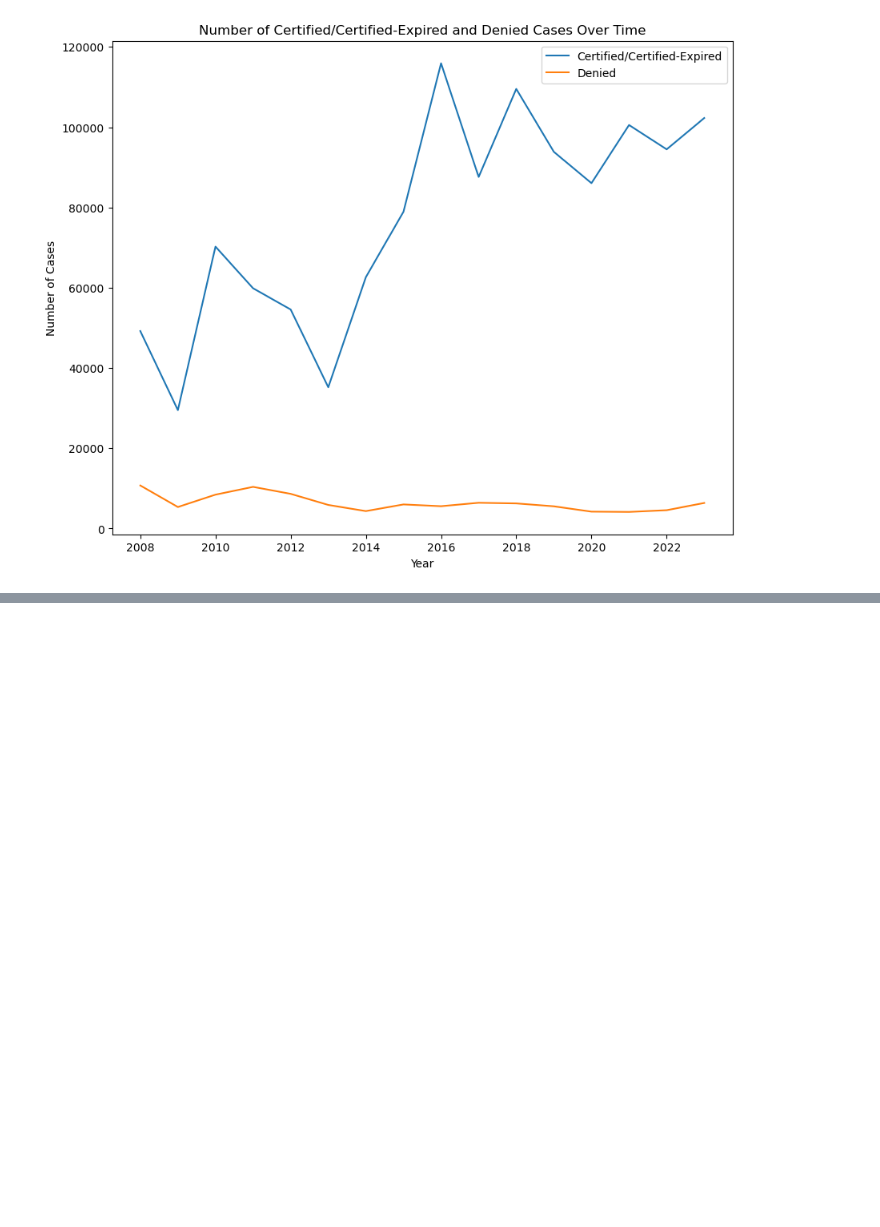
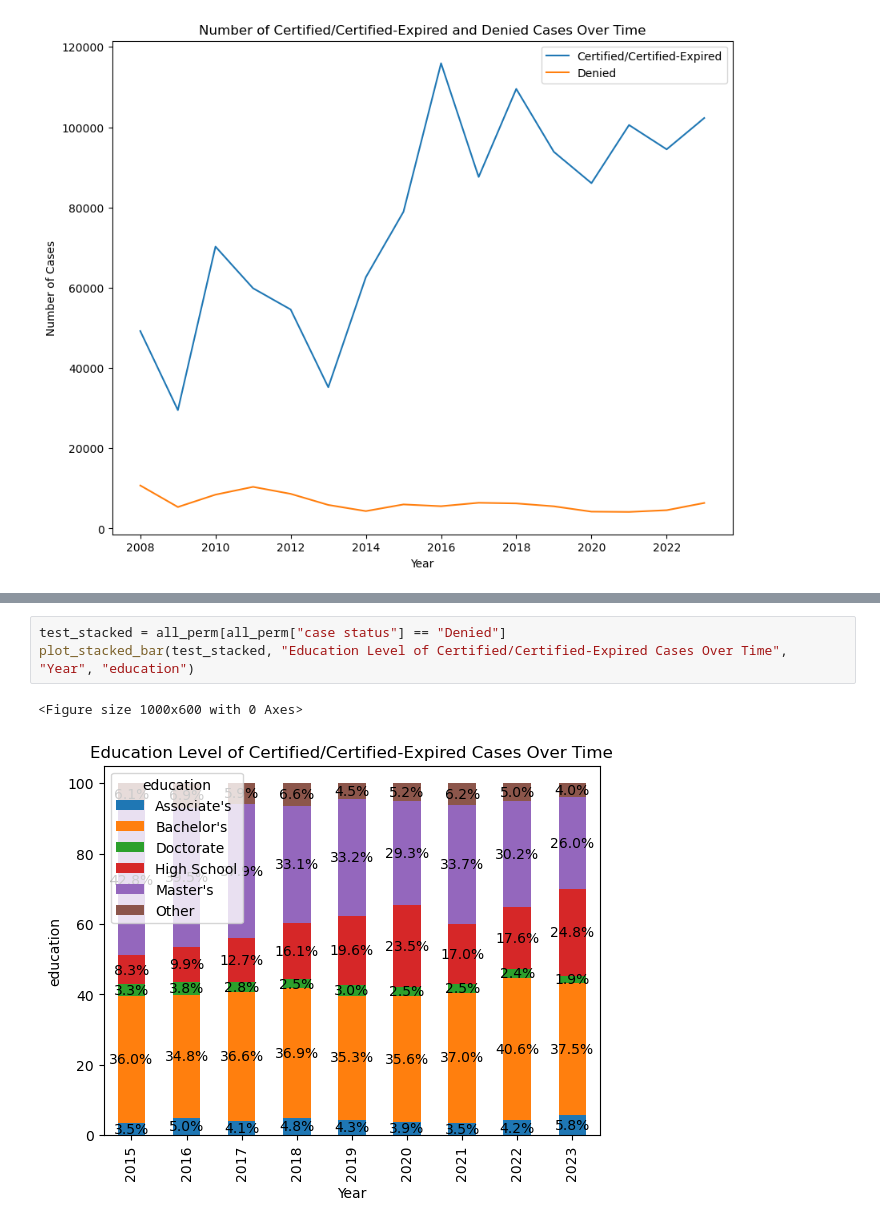
Before and after one commit to Shuyi1011/2024Spr_projects, a Jupyter notebook: final.ipynb, the cells around one changed output, grey strips where cells are left out. Cells and saved outputs as stored; diff of their text form; blank space fills up the shorter version.

```diff
--- a/final.ipynb
+++ b/final.ipynb
@@ -404,0 +440,6 @@ plt.show()
+# %%
+test_stacked = all_perm[all_perm["case status"] == "Denied"]
+plot_stacked_bar(test_stacked, "Education Level of Certified/Certified-Expired Cases Over Time", "Year", "education")
+# %% [output]
+<Figure size 1000x600 with 0 Axes>
+[figure, added]
```
Also changed, not shown: parts of 3 cells of this notebook, 1 other file.
